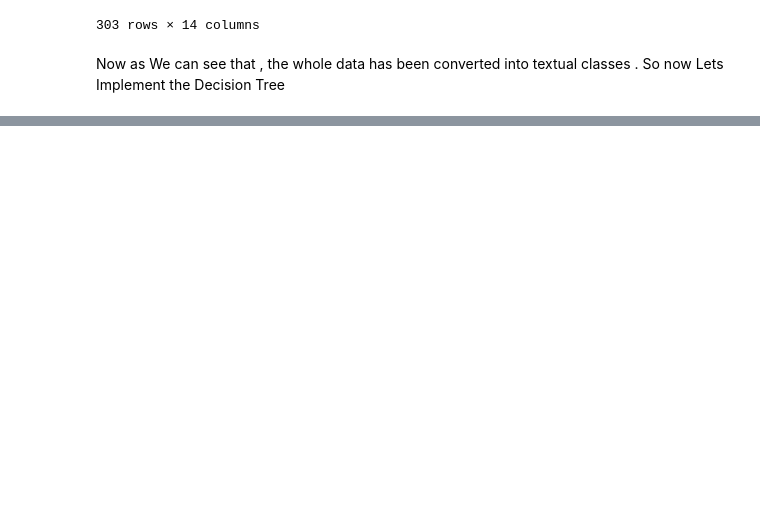
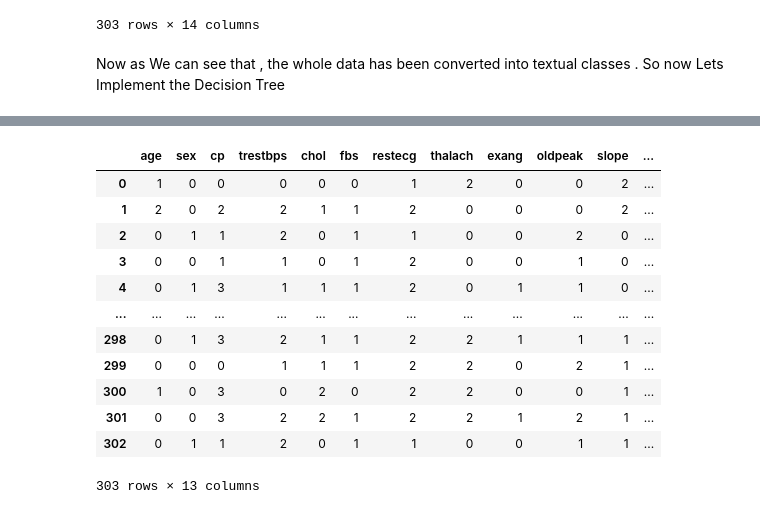
Before and after one commit to aayRJ23/Heart-Disease-Prediction, a Jupyter notebook: HeartDiseasePredictionwb.ipynb, the cells around one changed output, grey strips where cells are left out. Saved outputs shown, nothing was run; the diff lists cells and outputs as text; code cells hidden in the pictures; blank space fills up the shorter version.

```diff
--- a/HeartDiseasePredictionwb.ipynb
+++ b/HeartDiseasePredictionwb.ipynb
@@ -575 +604,17 @@ X = pd.get_dummies(df.drop('target', axis=1))
 y = df['target']
+# %%
+X
+# %% [output]
+|  | age | sex | cp | trestbps | chol | fbs | restecg | thalach | exang | oldpeak | slope | ... |
+| 0 | 1 | 0 | 0 | 0 | 0 | 0 | 1 | 2 | 0 | 0 | 2 | ... |
+| 1 | 2 | 0 | 2 | 2 | 1 | 1 | 2 | 0 | 0 | 0 | 2 | ... |
+| 2 | 0 | 1 | 1 | 2 | 0 | 1 | 1 | 0 | 0 | 2 | 0 | ... |
+| 3 | 0 | 0 | 1 | 1 | 0 | 1 | 2 | 0 | 0 | 1 | 0 | ... |
+| 4 | 0 | 1 | 3 | 1 | 1 | 1 | 2 | 0 | 1 | 1 | 0 | ... |
+| ... | ... | ... | ... | ... | ... | ... | ... | ... | ... | ... | ... | ... |
+| 298 | 0 | 1 | 3 | 2 | 1 | 1 | 2 | 2 | 1 | 1 | 1 | ... |
+| 299 | 0 | 0 | 0 | 1 | 1 | 1 | 2 | 2 | 0 | 2 | 1 | ... |
+| 300 | 1 | 0 | 3 | 0 | 2 | 0 | 2 | 2 | 0 | 0 | 1 | ... |
+| 301 | 0 | 0 | 3 | 2 | 2 | 1 | 2 | 2 | 1 | 2 | 1 | ... |
+| 302 | 0 | 1 | 1 | 2 | 0 | 1 | 1 | 0 | 0 | 1 | 1 | ... |
+303 rows × 13 columns
```
Also changed, not shown: parts of 13 cells of this notebook.
